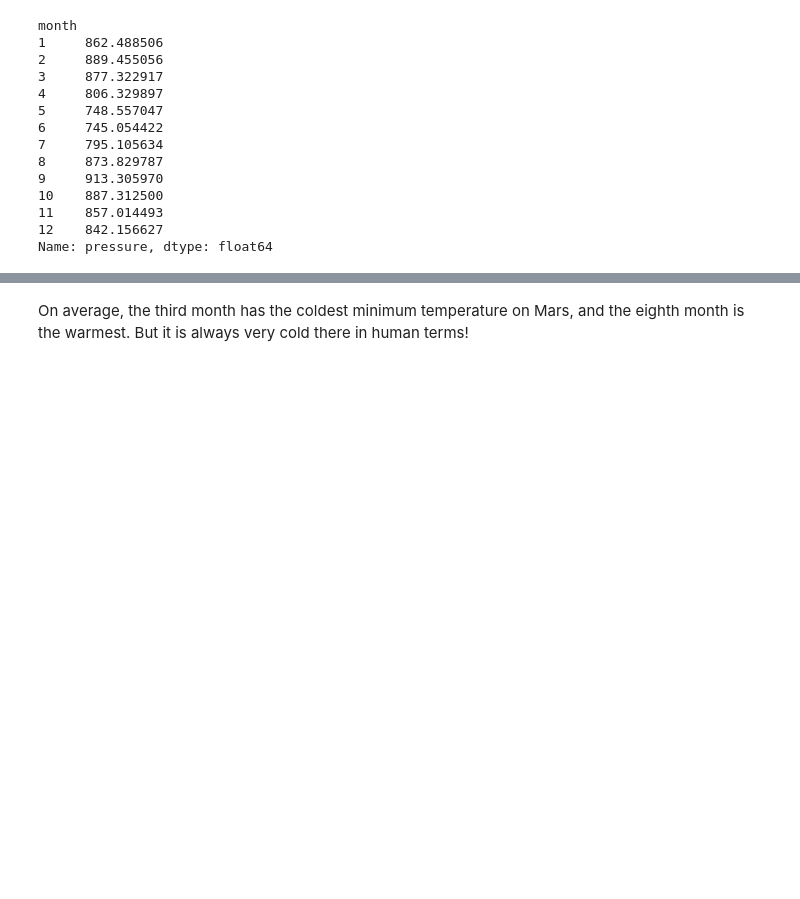
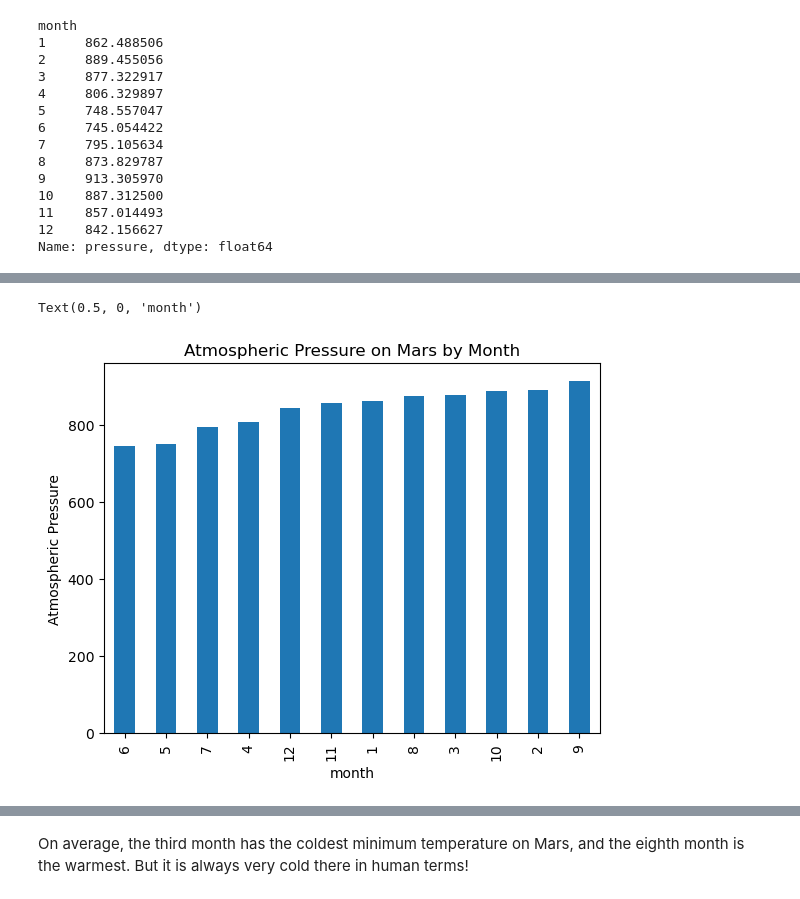
Before and after one commit to elisesirivisal/html-challenge, a Jupyter notebook: part_2_mars_weather.ipynb, the cells around one changed output, grey strips where cells are left out. Drawn from its saved outputs; the diff is of its cells as text; code cells hidden in the pictures; blank space fills up the shorter version.

```diff
--- a/part_2_mars_weather.ipynb
+++ b/part_2_mars_weather.ipynb
@@ -214,5 +239,7 @@ Name: min_temp, dtype: float64
 # %%
 # 4. Average pressure by Martian month
+mars_pressure = data_by_month['pressure'].mean()
+print(mars_pressure)
 # %% [output]
 month
 1     862.488506
@@ -238,0 +258,16 @@ Name: pressure, dtype: float64
+# %%
+# Plot the average pressure by month
+# Make DataFrame with data sorted by pressure
+pressure_df = pd.DataFrame({'month':[1,2,3,4,5,6,7,8,9,10,11,12], 'pressure':mars_pressure})
+pressure_df = pressure_df.sort_values(by='pressure')
+
+# Graph bar plot
+pressure_df.plot(x='month', y='pressure', kind='bar', legend = False)
+
+# Create title and x, y labels
+plt.title('Atmospheric Pressure on Mars by Month')
+plt.ylabel('Atmospheric Pressure')
+plt.xlabel('month')
+# %% [output]
+Text(0.5, 0, 'month')
+[figure, added]
```
Also changed, not shown: parts of 8 cells of this notebook, 1 other file.
